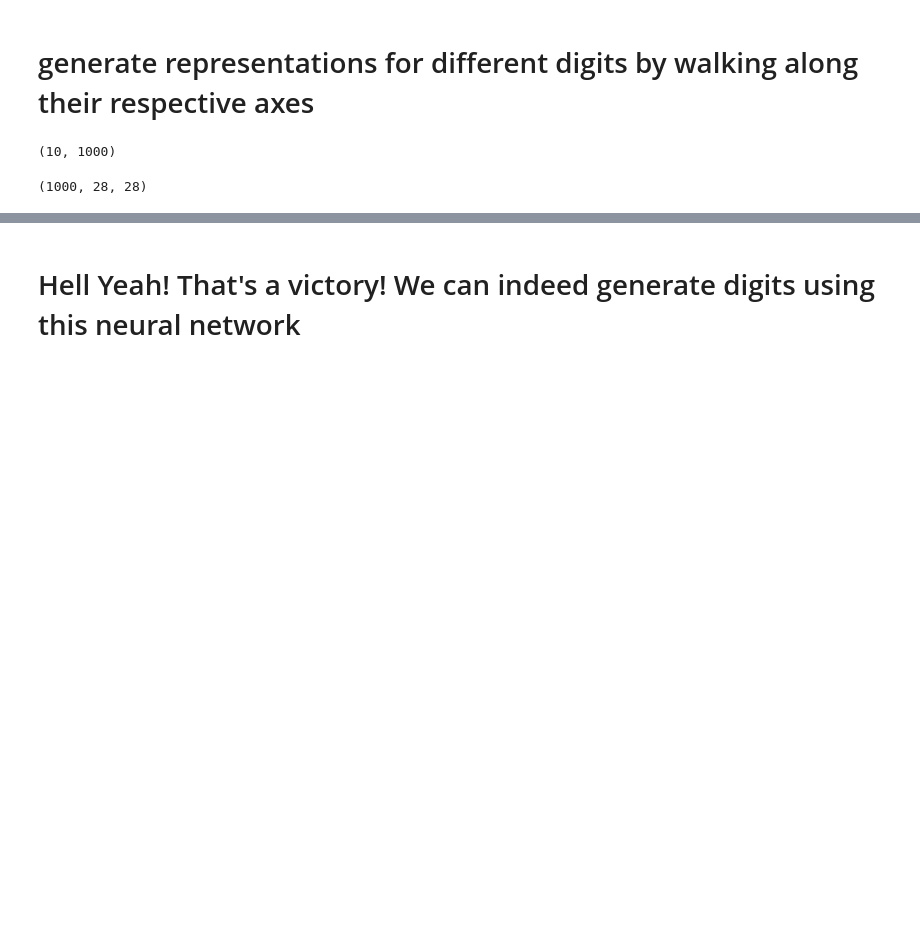
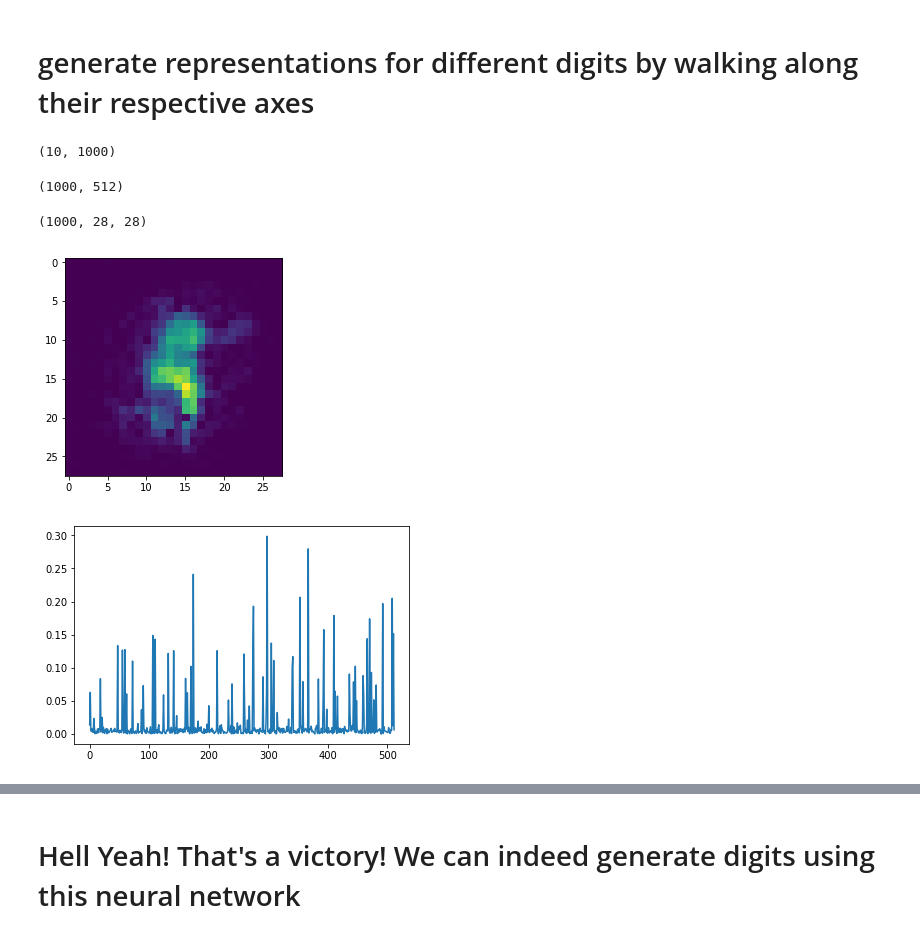
Before and after one commit to akanimax/my-deity, a Jupyter notebook: Scripts/IDEA_1/COMPRESSION_CUM_CLASSIFICATION_v_2.ipynb, the cells around one changed output, grey strips where cells are left out. Drawn from its saved outputs; the diff is of its cells as text; code cells hidden in the pictures; blank space fills up the shorter version.

```diff
--- a/Scripts/IDEA_1/COMPRESSION_CUM_CLASSIFICATION_v_2.ipynb
+++ b/Scripts/IDEA_1/COMPRESSION_CUM_CLASSIFICATION_v_2.ipynb
@@ -511,7 +496,22 @@ images = sess.run(generated_digits, feed_dict={in_back_vector: all_digits}).T.re
-# %%
-images.shape
-# %% [output]
-(1000, 28, 28)
+# %%
+representations = representations.T
+print representations.shape
+# %% [output]
+(1000, 512)
+# %%
+images = images.T.reshape((-1, 28, 28))
+print images.shape
+# %% [output]
+(1000, 28, 28)
+# %%
+plt.figure()
+plt.imshow(images[900]);
+
+plt.figure()
+plt.plot(representations[900]);
+# %% [output]
+[figure, added]
+[figure, added]
 # %%
 imagelist = images
 
```
Also changed, not shown: parts of 15 cells of this notebook, 1 other file.
